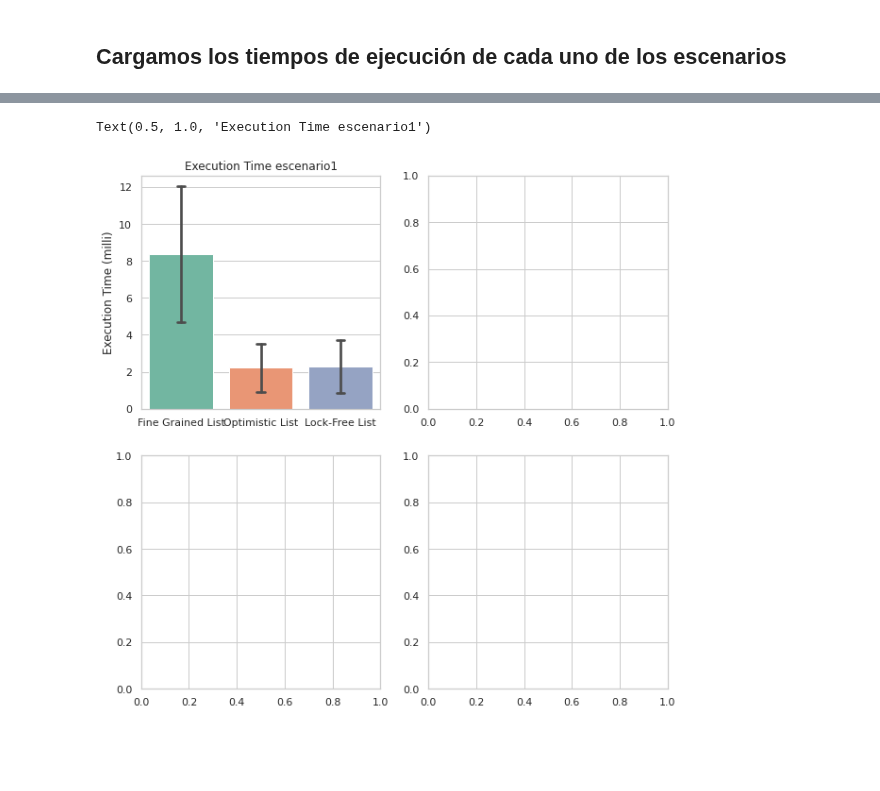
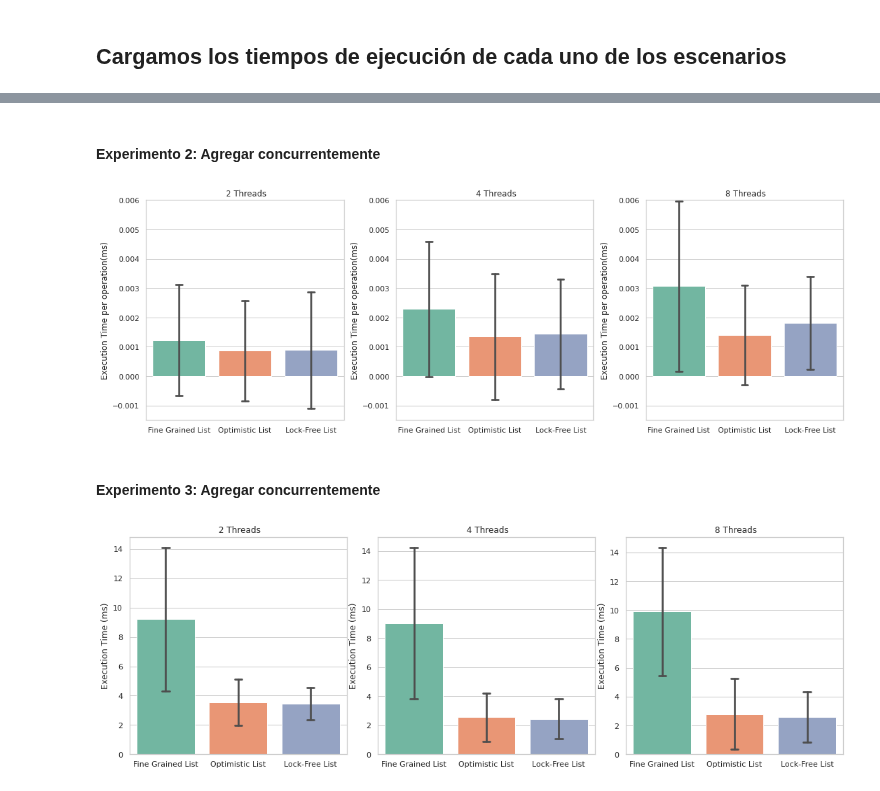
Before and after one commit to paulitapb/TP-Concurrente, a Jupyter notebook: Experimentacion/Analisis.ipynb, the cells around one changed output, grey strips where cells are left out. Cells and saved outputs as stored; diff of their text form; code cells hidden in the pictures; blank space fills up the shorter version.

```diff
--- a/Experimentacion/Analisis.ipynb
+++ b/Experimentacion/Analisis.ipynb
@@ -25,13 +74,39 @@ Generamos gráficos con esos datos
+# %% [markdown]
+#### Experimento 2: Agregar concurrentemente
+# %%
+fig, ax = plt.subplots(1, 3, figsize= (15, 5))
+plt.tight_layout(pad=0.4, w_pad=3.5, h_pad=1.0)
+
+sns.barplot(experimento2Threads2, estimator= 'mean', errorbar = 'sd', n_boot=1000, ax = ax[0], capsize= 0.1, errcolor=".3")
+sns.barplot(experimento2Threads4, estimator= 'mean', errorbar = 'sd', n_boot=1000, ax = ax[1], capsize= 0.1, errcolor=".3")
+sns.barplot(experimento2Threads8, estimator= 'mean', errorbar = 'sd', n_boot=1000, ax = ax[2], capsize= 0.1, errcolor=".3")
+
+for i in range(0, 3):
+    ax[i].set_ylabel("Execution Time per operation(ms)")
+    ax[i].set_ylim(-0.0015, 0.006)
+
+ax[0].set_title(" " + str(2) + " Threads")
+ax[1].set_title(" " + str(4) + " Threads")
+ax[2].set_title(" " + str(8) + " Threads")
+plt.savefig('graficos/Experimento2.png')
+# %% [output]
+[figure, added]
+# %% [markdown]
+#### Experimento 3: Agregar concurrentemente
 # %%
-fig, ax = plt.subplots(2, 2,figsize= (10, 10))
+fig, ax = plt.subplots(1, 3, figsize= (15, 5))
+plt.tight_layout(w_pad=0.7)
 
-sns.barplot(escenario1, estimator= 'mean', errorbar = 'sd', n_boot=1000, ax = ax[0,0], capsize= 0.1, errcolor=".3")
-""" sns.barplot(escenario2, estimator= 'mean', errorbar = 'sd', n_boot=1000, ax = ax[0,1], capsize= 0.1, errcolor=".3")
-sns.barplot(escenario3, estimator= 'mean', errorbar = 'sd', n_boot=1000, ax = ax[1,0], capsize= 0.1, errcolor=".3")
-sns.barplot(escenario4, estimator= 'mean', errorbar = 'sd', n_boot=1000, ax = ax[1,1], capsize= 0.1, errcolor=".3")
- """
-ax[0, 0].set_ylabel("Execution Time (milli)")
-ax[0, 0].set_title("Execution Time escenario1")
+sns.barplot(experimento3Threads2, estimator= 'mean', errorbar = 'sd', n_boot=1000, ax = ax[0], capsize= 0.1, errcolor=".3")
+sns.barplot(experimento3Threads4, estimator= 'mean', errorbar = 'sd', n_boot=1000, ax = ax[1], capsize= 0.1, errcolor=".3")
+sns.barplot(experimento3Threads8, estimator= 'mean', errorbar = 'sd', n_boot=1000, ax = ax[2], capsize= 0.1, errcolor=".3")
+
+for i in range(0, 3):
+    ax[i].set_ylabel("Execution Time (ms)")
+
+ax[0].set_title(" " + str(2) + " Threads")
+ax[1].set_title(" " + str(4) + " Threads")
+ax[2].set_title(" " + str(8) + " Threads")
+plt.savefig('graficos/Experimento3.png')
 # %% [output]
-Text(0.5, 1.0, 'Execution Time escenario1')
-[figure, old version]
+[figure, new version]
```
Also changed, not shown: parts of 10 cells of this notebook.
